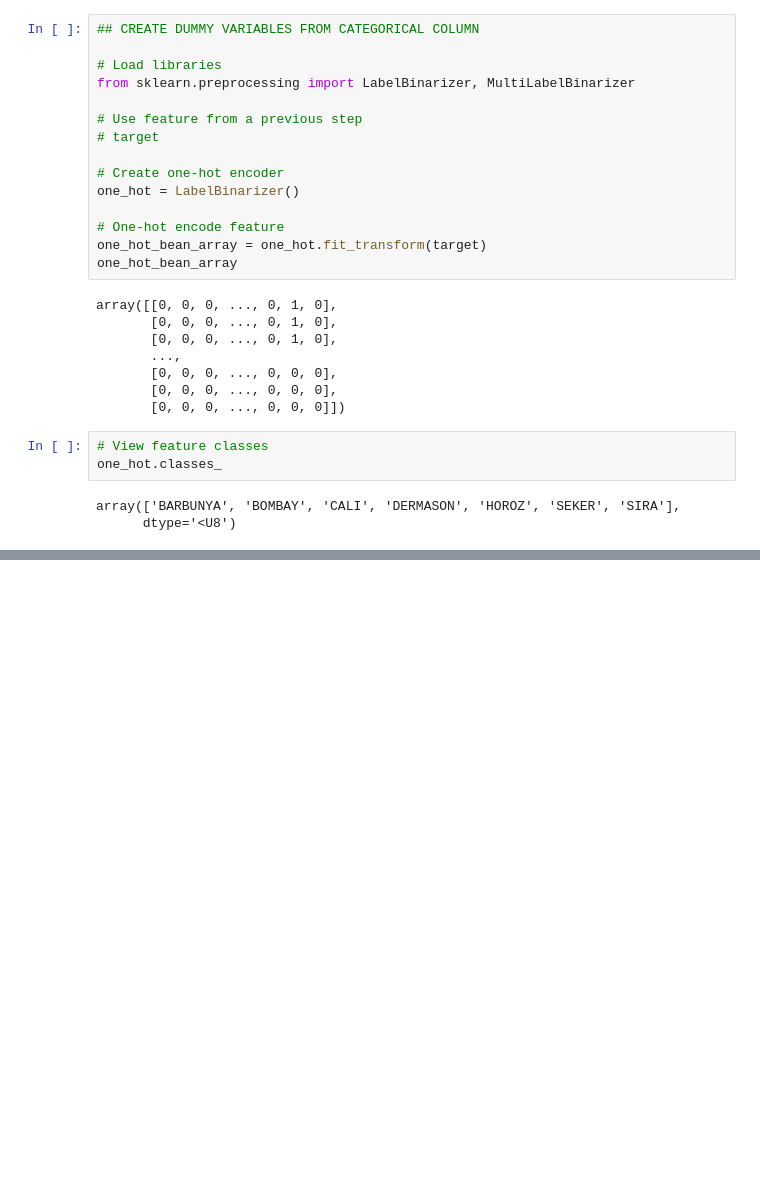
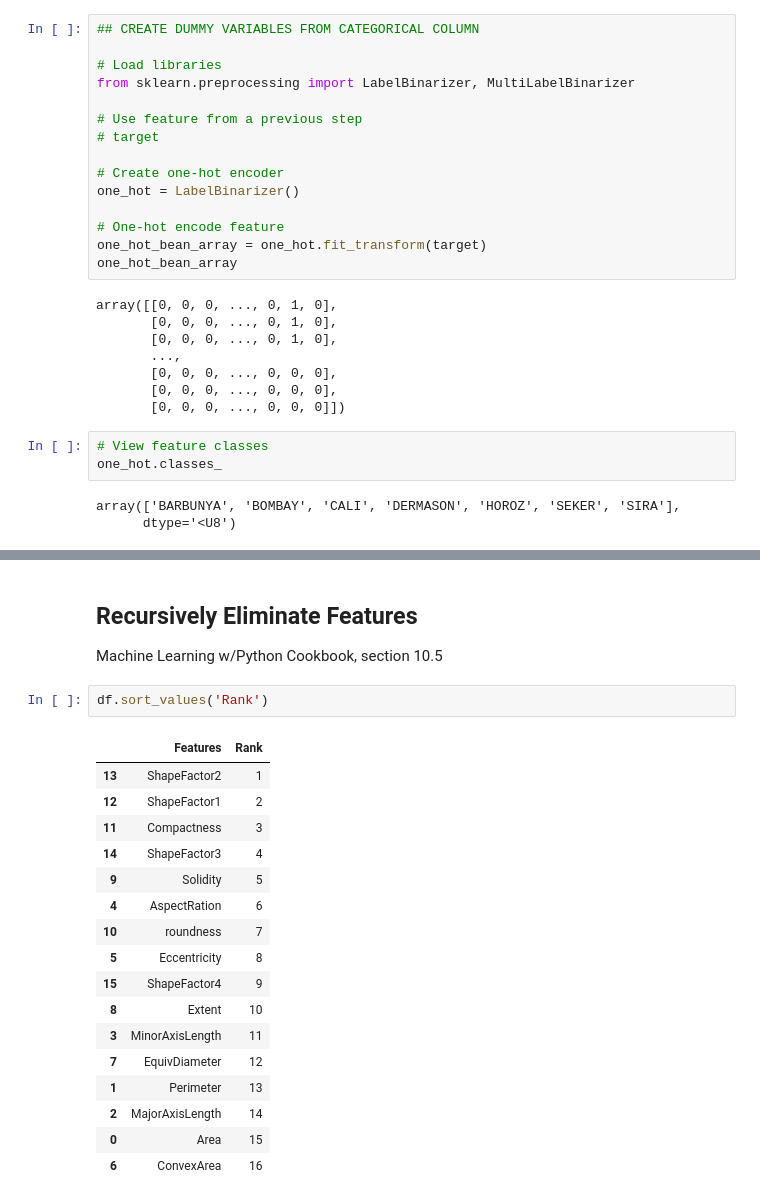
Before and after one commit to ScottBreitbach/DSC550, a Jupyter notebook: FinalProject/M3_test.ipynb, the cells around one changed output, grey strips where cells are left out. Saved outputs shown, nothing was run; the diff lists cells and outputs as text; blank space fills up the shorter version.

```diff
--- a/FinalProject/M3_test.ipynb
+++ b/FinalProject/M3_test.ipynb
@@ -551,0 +645,23 @@ array(['BARBUNYA', 'BOMBAY', 'CALI', 'DERMASON', 'HOROZ', 'SEKER', 'SIRA'],
+# %% [markdown]
+## Recursively Eliminate Features
+Machine Learning w/Python Cookbook, section 10.5
+# %%
+df.sort_values('Rank')
+# %% [output]
+|  | Features | Rank |
+| 13 | ShapeFactor2 | 1 |
+| 12 | ShapeFactor1 | 2 |
+| 11 | Compactness | 3 |
+| 14 | ShapeFactor3 | 4 |
+| 9 | Solidity | 5 |
+| 4 | AspectRation | 6 |
+| 10 | roundness | 7 |
+| 5 | Eccentricity | 8 |
+| 15 | ShapeFactor4 | 9 |
+| 8 | Extent | 10 |
+| 3 | MinorAxisLength | 11 |
+| 7 | EquivDiameter | 12 |
+| 1 | Perimeter | 13 |
+| 2 | MajorAxisLength | 14 |
+| 0 | Area | 15 |
+| 6 | ConvexArea | 16 |
```
Also changed, not shown: parts of 7 cells of this notebook.
